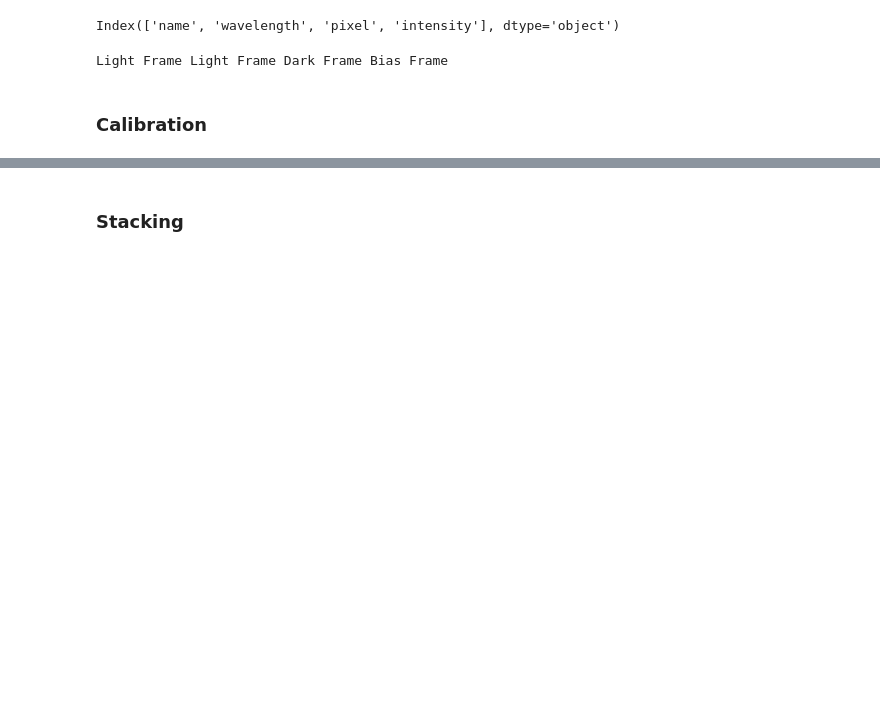
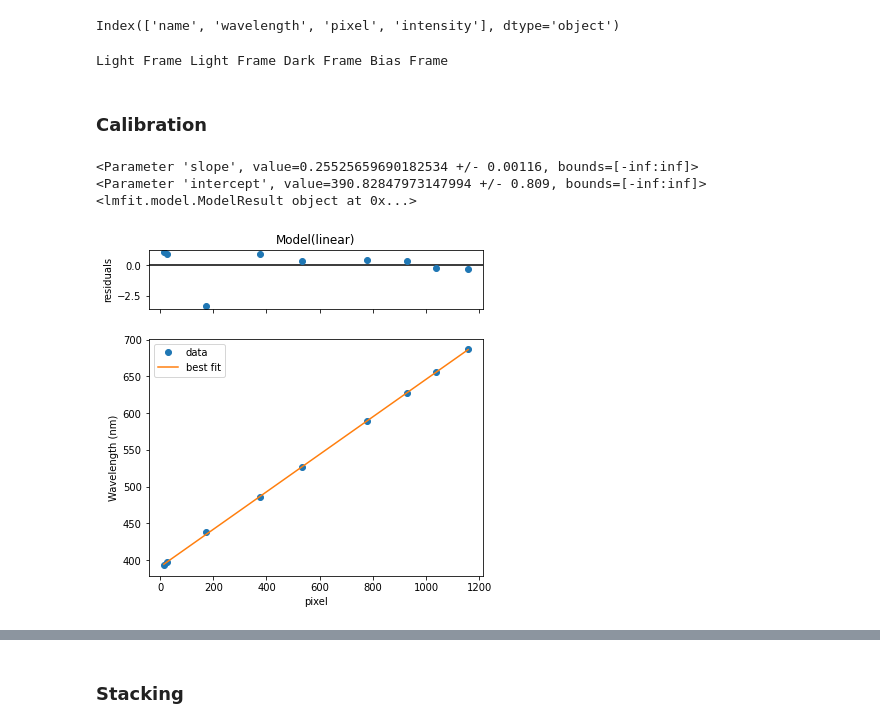
Before and after one commit to Yousousen/solar_physics, a Jupyter notebook: scripts/spectrum.ipynb, the cells around one changed output, grey strips where cells are left out. Cells and saved outputs as stored; diff of their text form; code cells hidden in the pictures; blank space fills up the shorter version.

```diff
--- a/scripts/spectrum.ipynb
+++ b/scripts/spectrum.ipynb
@@ -85,6 +75,11 @@ Light Frame Light Frame Dark Frame Bias Frame
 # %%
 model = models.LinearModel()
 fit_pixel_wavelength = model.fit(x=df_fl['pixel'], data=df_fl['wavelength'])
-#print(fit_pixel_wavelength.params['slope'])
-#print(fit_pixel_wavelength.params['intercept'])
-#fit_pixel_wavelength.plot(xlabel='pixel', ylabel='Wavelength (nm)')
+print(fit_pixel_wavelength.params['slope'])
+print(fit_pixel_wavelength.params['intercept'])
+fit_pixel_wavelength.plot(xlabel='pixel', ylabel='Wavelength (nm)')
+# %% [output]
+<Parameter 'slope', value=0.25525659690182534 +/- 0.00116, bounds=[-inf:inf]>
+<Parameter 'intercept', value=390.82847973147994 +/- 0.809, bounds=[-inf:inf]>
+<lmfit.model.ModelResult object at 0x...>
+[figure, added]
```
Also changed, not shown: parts of 8 cells of this notebook, 1 other file.
